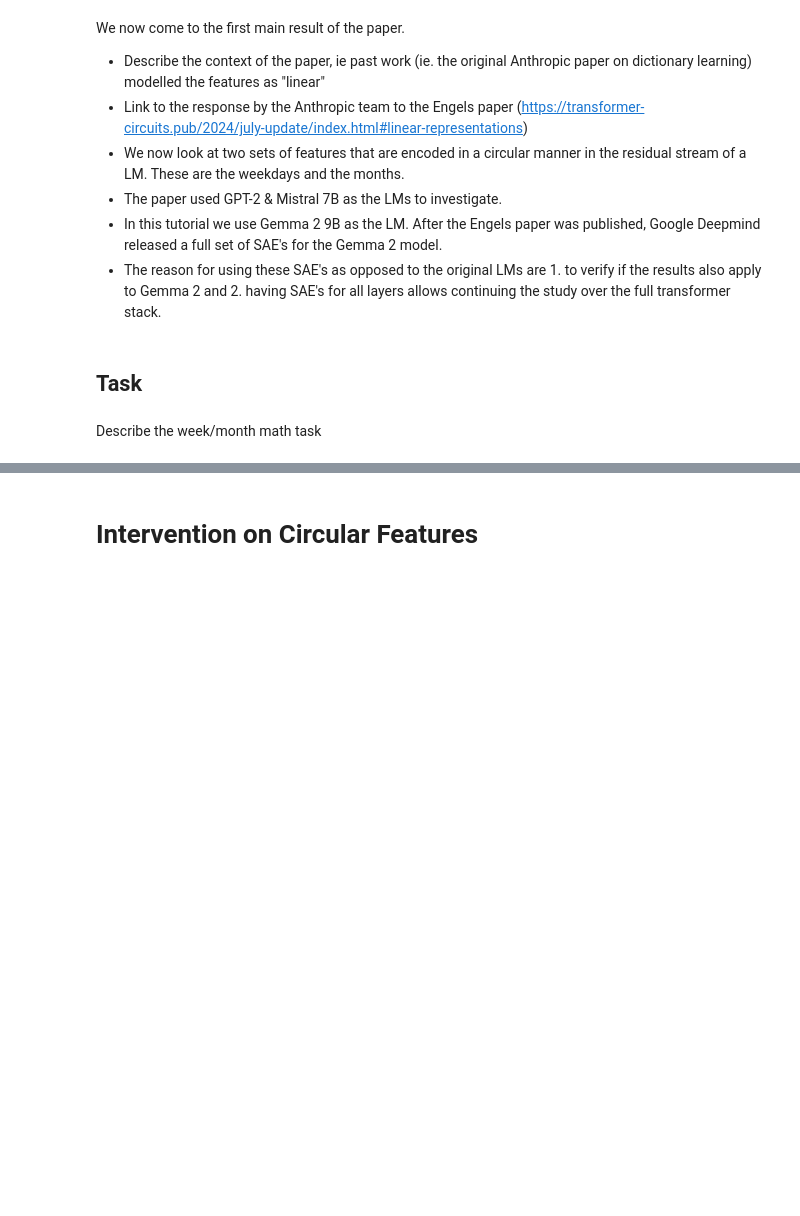
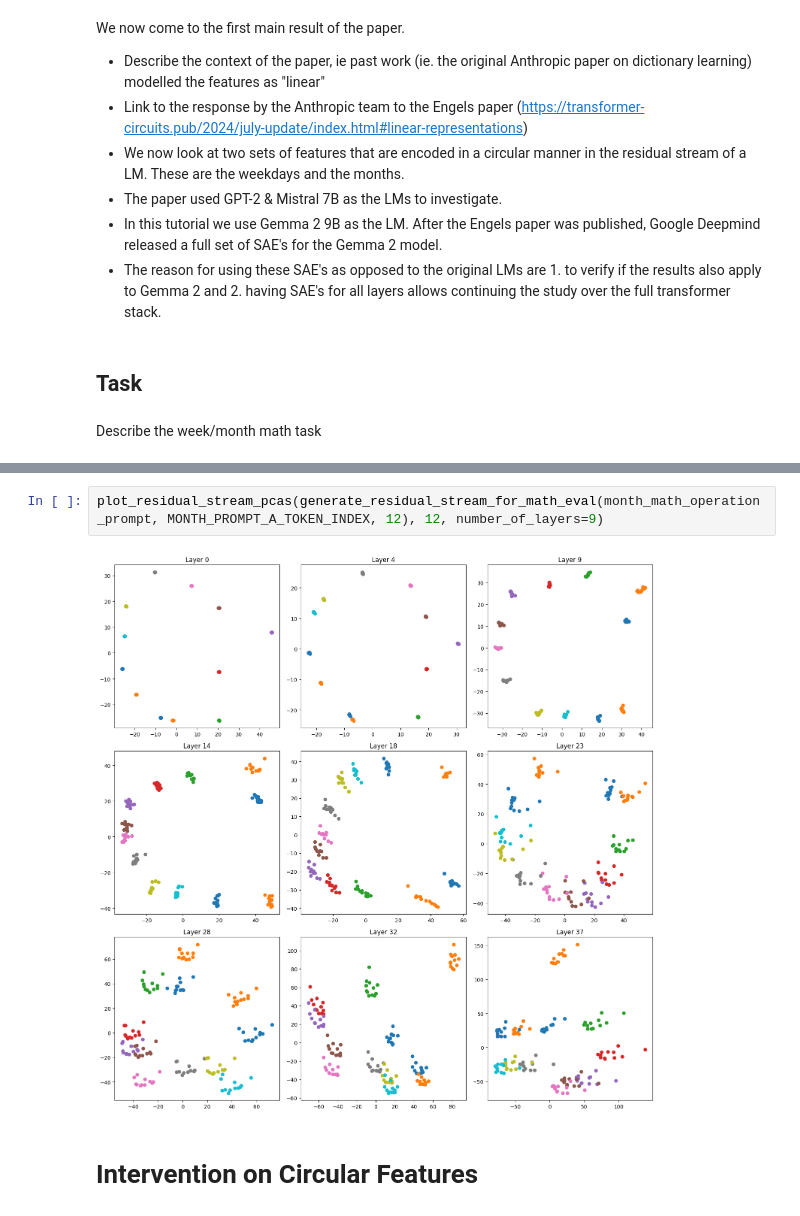
Before and after one commit to derfred/tutorials, a Jupyter notebook: multi_dimensional_features/multi_dimension_features.ipynb, the cells around one changed output, grey strips where cells are left out. Saved outputs shown, nothing was run; the diff lists cells and outputs as text; blank space fills up the shorter version.

```diff
--- a/multi_dimensional_features/multi_dimension_features.ipynb
+++ b/multi_dimensional_features/multi_dimension_features.ipynb
@@ -405,2 +454,6 @@ Correct: 100.0%
+# %%
+plot_residual_stream_pcas(generate_residual_stream_for_math_eval(month_math_operation_prompt, MONTH_PROMPT_A_TOKEN_INDEX, 12), 12, number_of_layers=9)
+# %% [output]
+[figure, added]
 # %% [markdown]
 # Intervention on Circular Features
```
Also changed, not shown: parts of 9 cells of this notebook.
